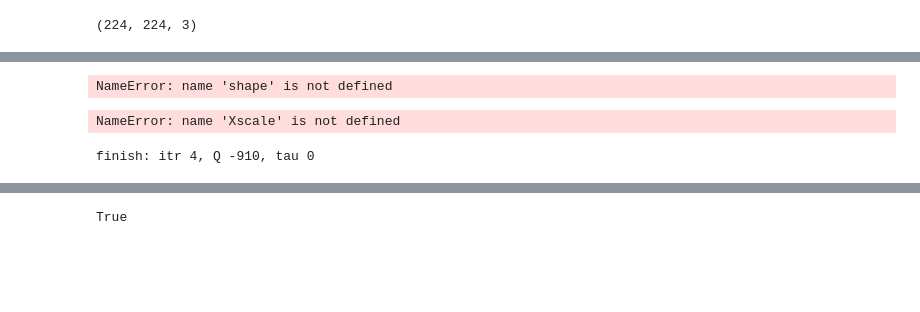
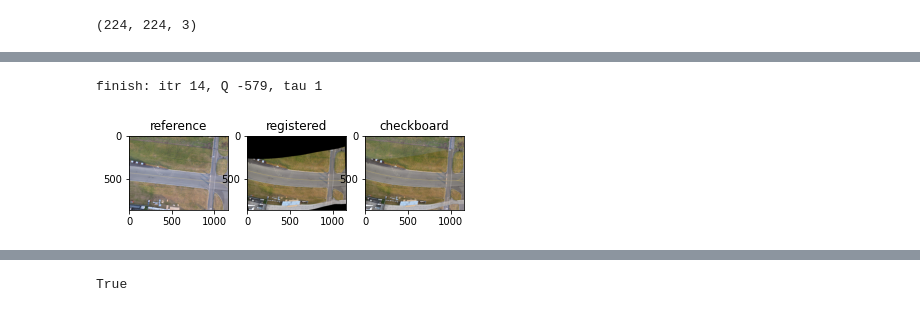
Before and after one commit to KarthikSz/mobilenet-reg, a Jupyter notebook: src/reg_mod.ipynb, the cells around one changed output, grey strips where cells are left out. Saved outputs shown, nothing was run; the diff lists cells and outputs as text; code cells hidden in the pictures; blank space fills up the shorter version.

```diff
--- a/src/reg_mod.ipynb
+++ b/src/reg_mod.ipynb
@@ -448,2 +324,0 @@ array([[ 0.        , -0.12958203,  0.5516867 , ..., -0.03183946,
-# %%
-PD=pairwise_distance(DX1,FX1)
@@ -466,5 +359,5 @@ pairwise_distance(DZ1,FZ1).shape
 # %%
-def register(DX1,DY1,DZ1,FX1,FY1,FZ1):
+def register(D1,D2,D3,D4,D5,D6,D7,D8,D9,D10,D11,D12,D13,F1,F2,F3,F4,F5,F6,F7,F8,F9,F10,F11,F12,F13):
     height = 224
     width = 224
     shape = np.array([224.0, 224.0])
@@ -477,10 +370,17 @@ def register(DX1,DY1,DZ1,FX1,FY1,FZ1):
     omega = 0.5
     lambd = 0.5
 
-    PD1=pairwise_distance(DX1,FX1)
-    PD2=pd_expand(pairwise_distance(DY1,FY1),2)
-    PD3=pd_expand(pairwise_distance(DZ1,FZ1),4)
-    PD=PD1+PD2+PD3
+    PD1=pairwise_distance(D5,F5)
+    PD2=pairwise_distance(D4,F4)
+    PD3=pd_expand(pairwise_distance(D6,F6),2)
+    PD4=pd_expand(pairwise_distance(D7,F7),2)
+    PD6=pd_expand(pairwise_distance(D8,F8),2)
+    PD7=pd_expand(pairwise_distance(D9,F9),2)
+    PD8=pd_expand(pairwise_distance(D10,F10),2)
+    PD9=pd_expand(pairwise_distance(D11,F11),2)
+    PD10=pd_expand(pairwise_distance(D12,F12),4)
+    PD11=pd_expand(pairwise_distance(D13,F13),4)
+    PD=PD1+PD7+PD8+PD10
 
     seq = np.array([[i, j] for i in range(28) for j in range(28)], dtype='int32')
 
@@ -594,5 +491,0 @@ max_itr = 200
-# %%
-Xscale = 1.0 * np.array(IX.shape[:2]) / shape
-Yscale = 1.0 * np.array(IY.shape[:2]) / shape
-# %% [output]
-NameError: name 'shape' is not defined
@@ -604,7 +495,3 @@ IY_path = '/Users/karthik/Downloads/b.jpg'
 
 IX = cv2.imread(IX_path)
 IY = cv2.imread(IY_path)
-# %%
-Xscale
-# %% [output]
-NameError: name 'Xscale' is not defined
@@ -611,20 +500,19 @@ NameError: name 'Xscale' is not defined
 # %%
-X, Y, Z = register(DX1,DY1,DZ1,FX1,FY1,FZ1)
+X, Y, Z = register(D1,D2,D3,D4,D5,D6,D7,D8,D9,D10,D11,D12,D13,F1,F2,F3,F4,F5,F6,F7,F8,F9,F10,F11,F12,F13)
 #generate regsitered image using TPS
 registered = tps_warp(Y, Z, IY, IX.shape)
 cb = checkboard(IX, registered)
 
 plt.subplot(131)
 plt.title('reference')
-plt.imshow(cv2.cvtColor(IX, cv2.COLOR_BGR2RGB))
+plt.imshow(cv.cvtColor(IX, cv.COLOR_BGR2RGB))
 plt.subplot(132)
 plt.title('registered')
-plt.imshow(cv2.cvtColor(registered, cv2.COLOR_BGR2RGB))
+plt.imshow(cv.cvtColor(registered, cv.COLOR_BGR2RGB))
 plt.subplot(133)
 plt.title('checkboard')
-plt.imshow(cv2.cvtColor(cb, cv2.COLOR_BGR2RGB))
+plt.imshow(cv.cvtColor(cb, cv.COLOR_BGR2RGB))
 plt.show()
+# %% [output]
+finish: itr 14, Q -579, tau 1
+[figure, added]
-# %%
-X, Y, Z = register(DX1, DY1)
-# %% [output]
-finish: itr 4, Q -910, tau 0
```
Also changed, not shown: parts of 62 cells of this notebook, 5 other files.
